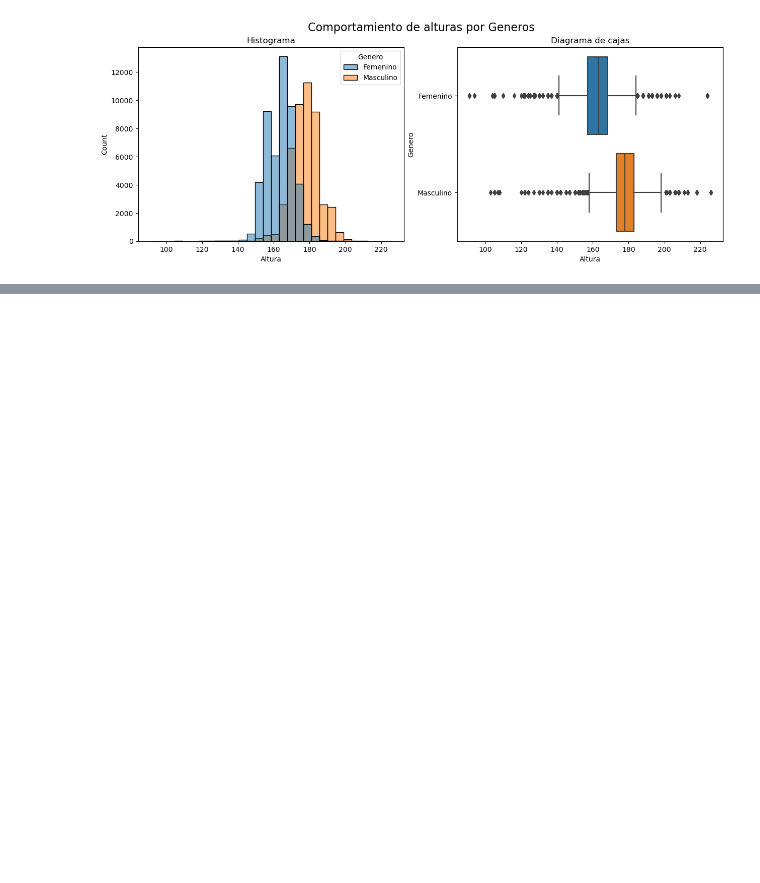
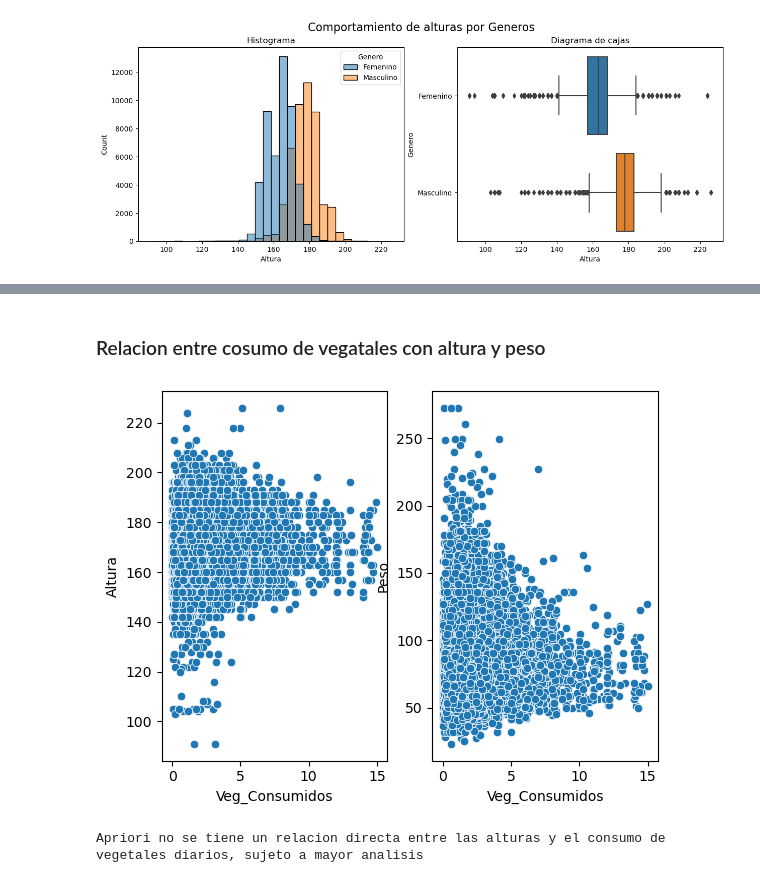
Before and after one commit to Lguanilo/Protectos-Data-Science, a Jupyter notebook: Encuesta de riesgo conductual/Behavioral_Risk_Survey.ipynb, the cells around one changed output, grey strips where cells are left out. Cells and saved outputs as stored; diff of their text form; code cells hidden in the pictures; blank space fills up the shorter version.

```diff
--- a/Encuesta de riesgo conductual/Behavioral_Risk_Survey.ipynb
+++ b/Encuesta de riesgo conductual/Behavioral_Risk_Survey.ipynb
@@ -186,0 +243,12 @@ pendiente_altura_f
+# %% [markdown]
+### Relacion entre cosumo de vegatales con altura y peso
+# %%
+data_encuesta_veg = data_encuesta.dropna(subset=['Veg_Consumidos'])
+fig,ax = plt.subplots(1,2)
+sns.scatterplot(data=data_encuesta_veg,x='Veg_Consumidos',y='Altura',ax=ax[0])
+sns.scatterplot(data=data_encuesta_veg,x='Veg_Consumidos',y='Peso',ax=ax[1])
+plt.show()
+print('Apriori no se tiene un relacion directa entre las alturas y el consumo de vegetales diarios, sujeto a mayor analisis')
+# %% [output]
+[figure, added]
+Apriori no se tiene un relacion directa entre las alturas y el consumo de vegetales diarios, sujeto a mayor analisis
```
Also changed, not shown: parts of 20 cells of this notebook.
